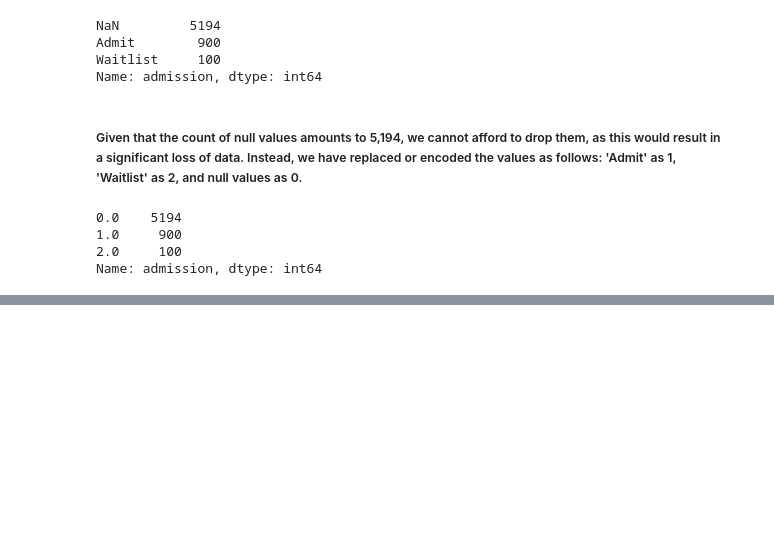
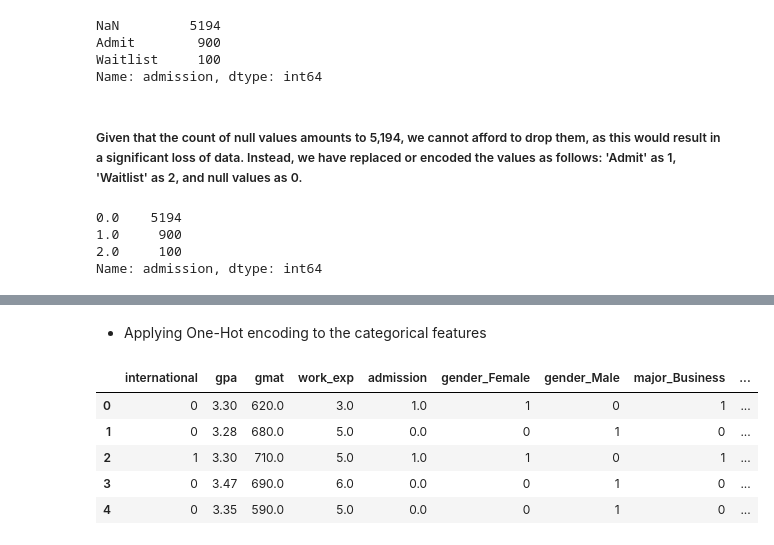
Before and after one commit to sahil82764/MDS-Data-Science, a Jupyter notebook: DSCI-6601-001 Pract Machine Learning 41417/Assignmnet2/Assignmnet2.ipynb, the cells around one changed output, grey strips where cells are left out. Cells and saved outputs as stored; diff of their text form; code cells hidden in the pictures; blank space fills up the shorter version.

```diff
--- a/DSCI-6601-001 Pract Machine Learning 41417/Assignmnet2/Assignmnet2.ipynb
+++ b/DSCI-6601-001 Pract Machine Learning 41417/Assignmnet2/Assignmnet2.ipynb
@@ -19,11 +19,16 @@ ________________________________________________________________________________
 # %%
 import numpy as np
 import pandas as pd
+import matplotlib.pyplot as plt
 from sklearn.model_selection import train_test_split
-from sklearn.linear_model import LinearRegression
-from sklearn.metrics import r2_score
+from sklearn.preprocessing import MinMaxScaler
+from sklearn.tree import DecisionTreeClassifier, plot_tree
+from sklearn.metrics import accuracy_score, confusion_matrix
+
+
 import warnings
 warnings.filterwarnings("ignore")
+pd.set_option('display.max_columns', None)
 # %% [markdown]
 ## TASK 1: Dataset Overview
 - We will provide a basic overview of the dataset, including details such as feature names, target variable, presence of missing values, and identification of categorical features.
@@ -159,0 +210,13 @@ dtype: int64
+# %% [markdown]
+- Applying One-Hot encoding to the categorical features
+# %%
+# Apply one-hot encoding to the categorical columns
+mbaData_encoded = pd.get_dummies(mbaData, columns=categorical_columns.remove('admission'))
+mbaData_encoded.head()
+# %% [output]
+|  | international | gpa | gmat | work_exp | admission | gender_Female | gender_Male | major_Business | ... |
+| 0 | 0 | 3.30 | 620.0 | 3.0 | 1.0 | 1 | 0 | 1 | ... |
+| 1 | 0 | 3.28 | 680.0 | 5.0 | 0.0 | 0 | 1 | 0 | ... |
+| 2 | 1 | 3.30 | 710.0 | 5.0 | 1.0 | 1 | 0 | 1 | ... |
+| 3 | 0 | 3.47 | 690.0 | 6.0 | 0.0 | 0 | 1 | 0 | ... |
+| 4 | 0 | 3.35 | 590.0 | 5.0 | 0.0 | 0 | 1 | 0 | ... |
```
Also changed, not shown: parts of 19 cells of this notebook.
